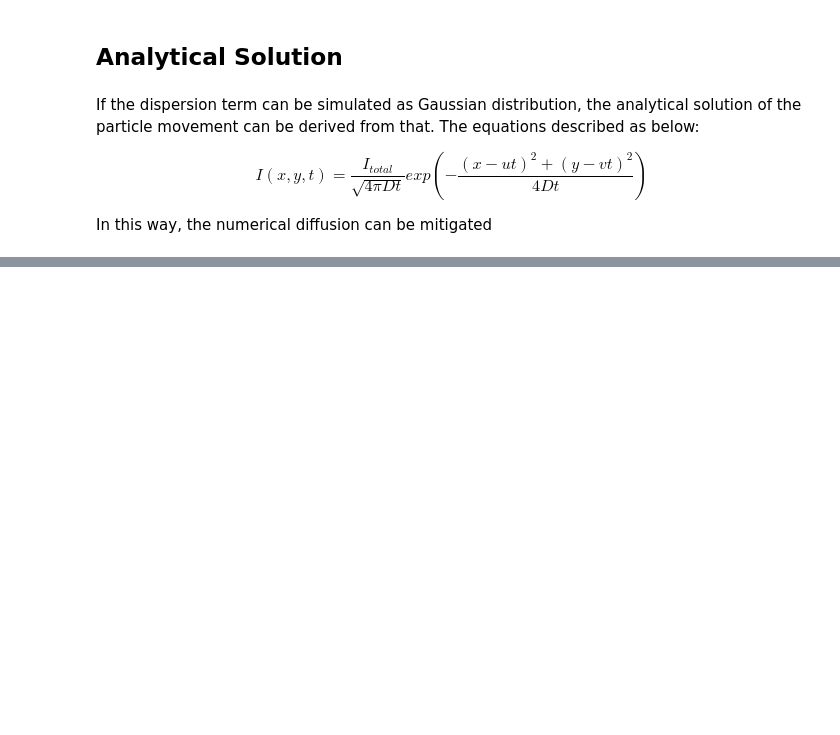
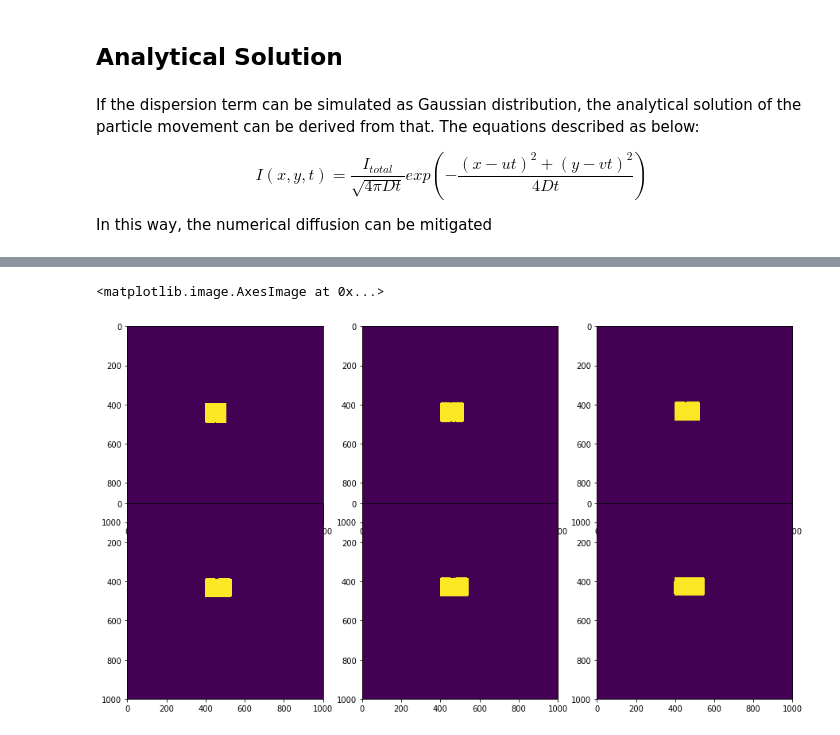
Before and after one commit to chrimerss/RadarProject, a Jupyter notebook: Cloud movement algorithm.ipynb, the cells around one changed output, grey strips where cells are left out. Drawn from its saved outputs; the diff is of its cells as text; code cells hidden in the pictures; blank space fills up the shorter version.

```diff
--- a/Cloud movement algorithm.ipynb
+++ b/Cloud movement algorithm.ipynb
@@ -218,12 +243,15 @@ $$
 
 In this way, the numerical diffusion can be mitigated
 # %%
+from numba import jit
 @jit(nopython=True)
-def fast_iter(m,n,D,t, grid=1):
+def fast_iter(m,n,D,dt, grid=2):
     X = np.arange(-100*grid,100*grid+100,100)
     Y = np.arange(-100*grid,100*grid+100,100)
-    for i in range(grid*2):
-        for j in range(grid*2):
-            unit_I = 1/(4*np.pi*D*t)*np.exp((X[i]**2+Y[j]**2)/4/D/t)
+    unit_I = np.zeros((len(X), len(Y)))
+    for i in range(len(X)):
+        for j in range(len(Y)):
+            unit_I[i,j] = 1/(4*np.pi*D*dt)**0.5*np.exp(-(X[i]**2+Y[j]**2)/4/D/dt)
+    unit_I = (unit_I-unit_I.min())/(unit_I.max()-unit_I.min())
     return unit_I
 # %%
@@ -242,12 +278,18 @@ def ANA(curr_img, V, D,t,n=3):
     return next_img
 # %%
-for t in range(5,1800,5):
-    pred_img = ANA(curr_img, V, 0.1, t)
-    if t%60==0:
-        pred_img[pred_img<0.5] = 0
-        pred_img[pred_img>=0.5] = 1
-        scipy.misc.imsave(f'D:/Radar Projects/lizhi/for LiZhi/WindField/ADE-ana-{t}.png', pred_img)
-        print(int(t/60),' mins processed')
+def execute(curr_img,V):
+    pred= []
+    for t in range(60,1800,60):
+        pred_img = ANA(curr_img, V, 100, 60)
+        curr_img = pred_img.copy()
+        if t%60==0:
+            pred_img[pred_img<0.5] = 0
+            pred_img[pred_img>=0.5] = 1
+            scipy.misc.imsave(f'D:/Radar Projects/lizhi/for LiZhi/WindField/ADE-ana-{t}.png', pred_img)
+            print(int(t/60),' mins processed')
+            pred.append(pred_img)
+    return pred
+pred=execute(curr_img, V)
 # %% [output]
 `imsave` is deprecated in SciPy 1.0.0, and will be removed in 1.2.0.
 Use ``imageio.imwrite`` instead.
@@ -258,0 +314,17 @@ KeyboardInterrupt:
+# %%
+fig = plt.figure(figsize=(15,15))
+fig.add_subplot(231)
+plt.imshow(pred[0])
+fig.add_subplot(232)
+plt.imshow(pred[1])
+fig.add_subplot(233)
+plt.imshow(pred[2])
+fig.add_subplot(131)
+plt.imshow(pred[3])
+fig.add_subplot(132)
+plt.imshow(pred[4])
+fig.add_subplot(133)
+plt.imshow(pred[5])
+# %% [output]
+<matplotlib.image.AxesImage at 0x...>
+[figure, added]
```
Also changed, not shown: parts of 32 cells of this notebook.
